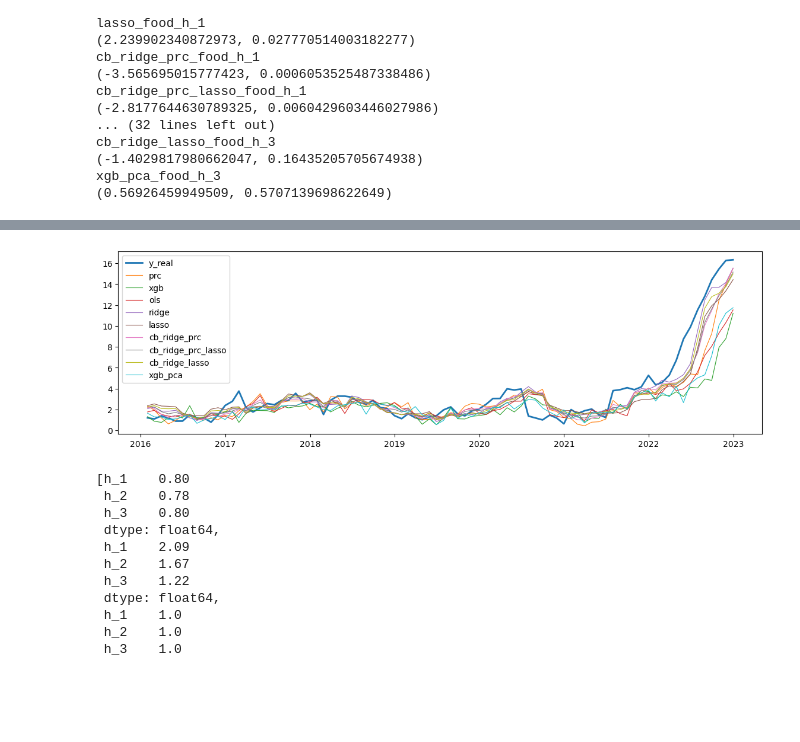
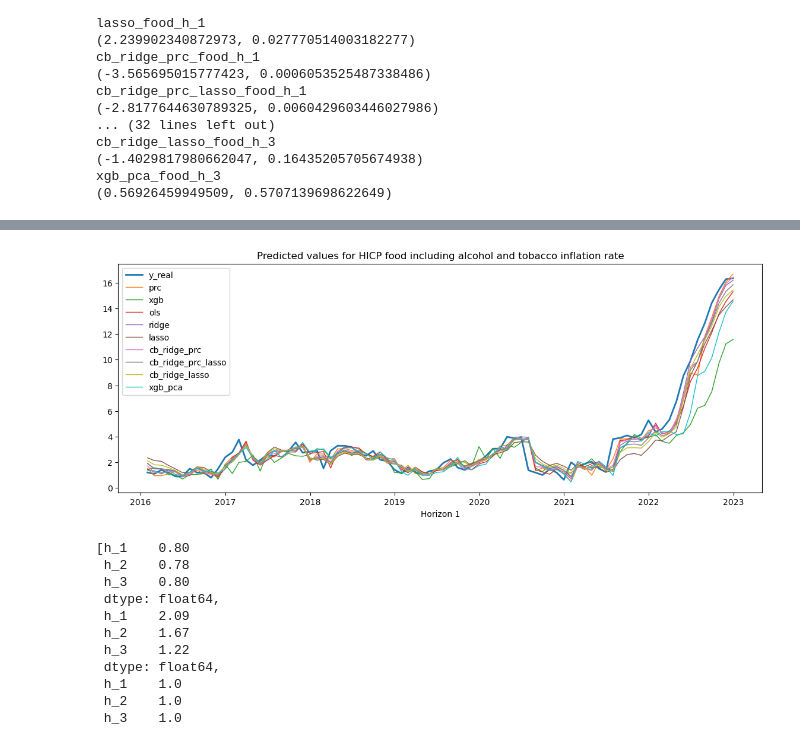
Before and after one commit to lamlam98765/thesis_code, a Jupyter notebook: main/7.Compare_models_categories.ipynb, the cells around one changed output, grey strips where cells are left out. Drawn from its saved outputs; the diff is of its cells as text; code cells hidden in the pictures; blank space fills up the shorter version.

```diff
--- a/main/7.Compare_models_categories.ipynb
+++ b/main/7.Compare_models_categories.ipynb
@@ -83,25 +83,27 @@ rmse
 # %%
 h_cols = []
 
 for col in forecast_df_cat.columns:
-    if col.endswith(str(3)):
+    if col.endswith(str(1)):
         h_cols.append(col)
 forecast_df_h = forecast_df_cat[h_cols]
 
 def get_first_part(col_name, separator='_food'):
     return col_name.split(separator)[0]
 
 new_col_names = [get_first_part(col) for col in forecast_df_h.columns]
 forecast_df_h.columns = new_col_names
 
-plt.figure(figsize=(14, 4))
+plt.figure(figsize=(14, 5))
 plt.plot(yoy_real_test, label = "y_real", linewidth = 2)
 for col in forecast_df_h.columns:
-    plt.plot(forecast_df_h[col], label = col, linewidth = 0.8)
+    plt.plot(forecast_df_h[col], label = col, linewidth = 1)
 plt.legend()
+plt.title("Predicted values for HICP food including alcohol and tobacco inflation rate")
+plt.xlabel("Horizon 1")
 plt.show()
 # %% [output]
-[figure, old version]
+[figure, new version]
 # %%
 rmse_comparative = [round(rmse[col]/rmse['ols_food'], 2) for col in rmse.columns]
 rmse_comparative
```
Also changed, not shown: parts of 3 cells of this notebook.
